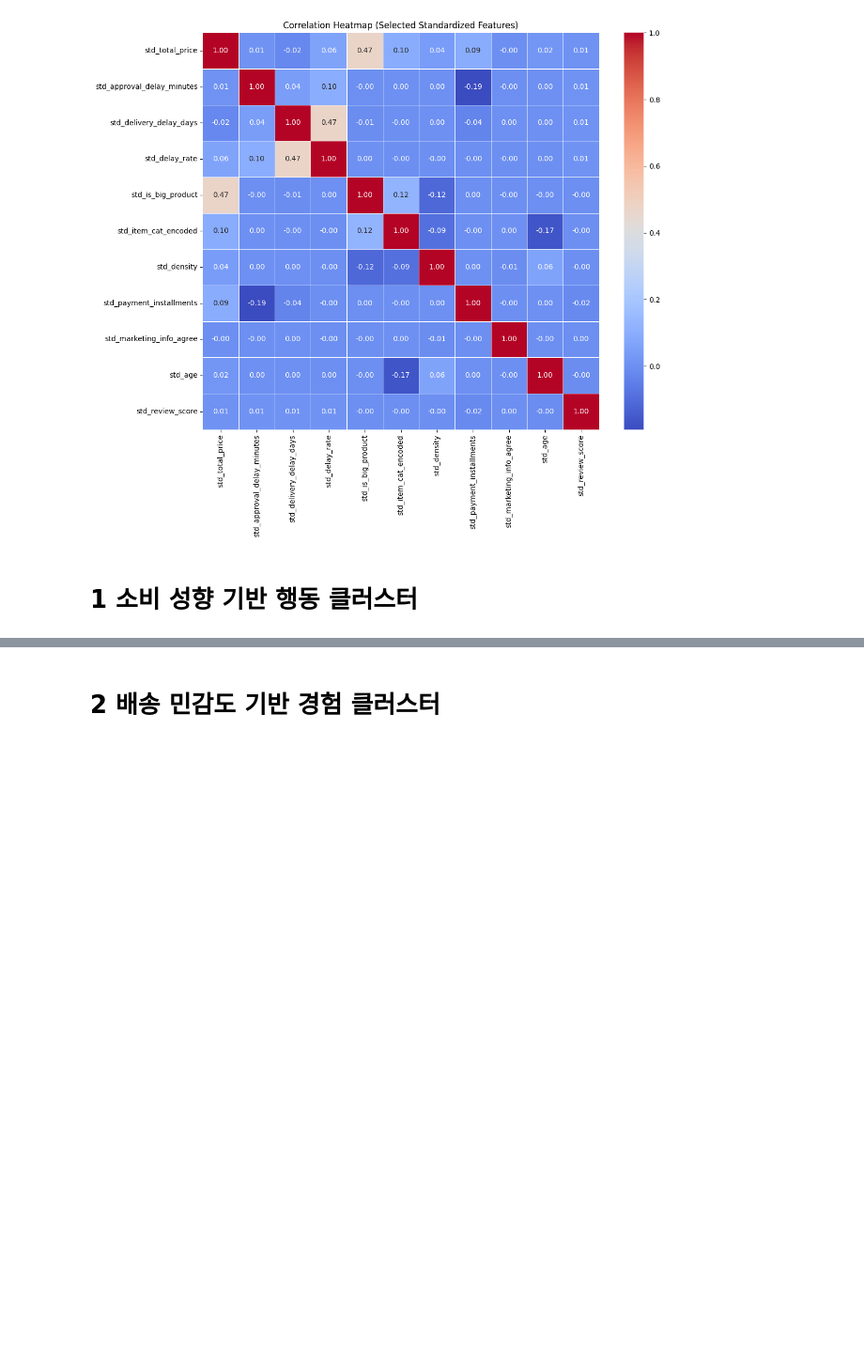
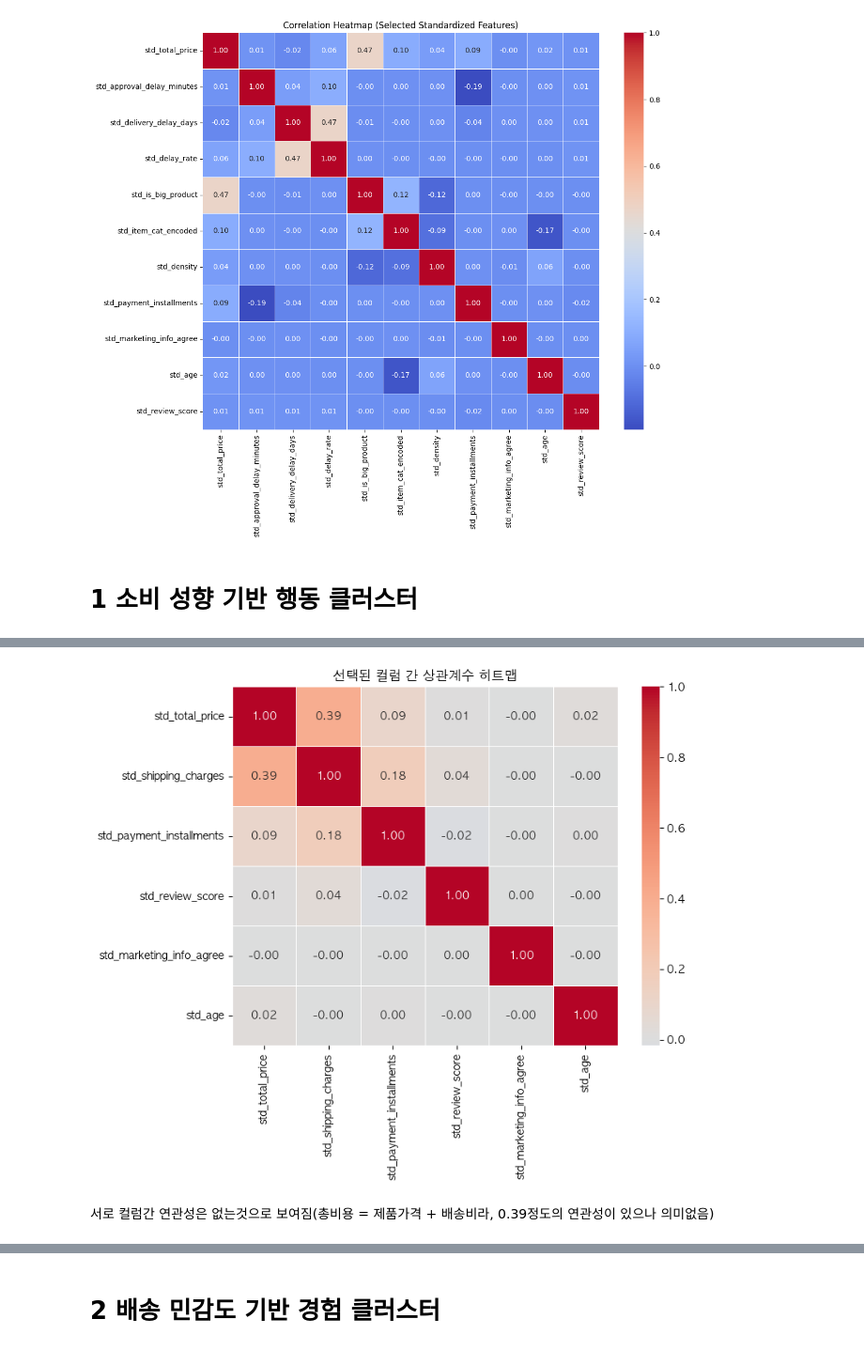
Before and after one commit to sasangkyoo/Marketing_proj, a Jupyter notebook: EDA_12_market.ipynb, the cells around one changed output, grey strips where cells are left out. Shown at 94% size. Drawn from its saved outputs; the diff is of its cells as text; code cells hidden in the pictures; blank space fills up the shorter version.

```diff
--- a/EDA_12_market.ipynb
+++ b/EDA_12_market.ipynb
@@ -779,0 +817,16 @@ KeyError: 'cluster'
+# %%
+import seaborn as sns
+import matplotlib.pyplot as plt
+
+# 선택된 features만으로 상관계수 계산
+corr_matrix = df_behavior[features].corr()
+
+# 히트맵 시각화
+plt.figure(figsize=(8, 6))
+sns.heatmap(corr_matrix, annot=True, fmt=".2f", cmap='coolwarm', center=0, linewidths=0.5)
+plt.title("선택된 컬럼 간 상관계수 히트맵")
+plt.show()
+# %% [output]
+[figure, added]
+# %% [markdown]
+서로 컬럼간 연관성은 없는것으로 보여짐(총비용 = 제품가격 + 배송비라, 0.39정도의 연관성이 있으나 의미없음)
```
Also changed, not shown: parts of 11 cells of this notebook.
